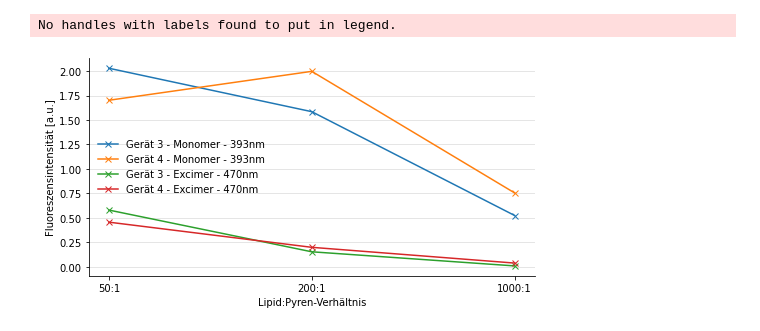
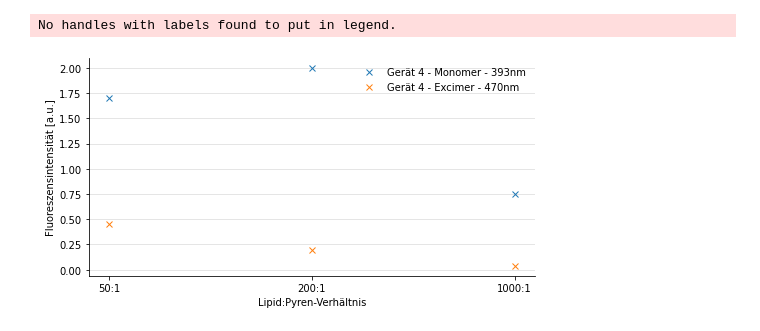
Before and after one commit to Jan-Piotraschke/fachkurs_excimer_formation_of_pyrene_in_phospholipid_membranes_SS2020_GER, a Jupyter notebook: analysis/Pyren-EiPC_concentration.ipynb, the cells around one changed output. Saved outputs shown, nothing was run; the diff lists cells and outputs as text; code cells hidden in the pictures.

```diff
--- a/analysis/Pyren-EiPC_concentration.ipynb
+++ b/analysis/Pyren-EiPC_concentration.ipynb
@@ -32,29 +30,30 @@ newPd2 = pd.DataFrame(np.array(testPd2).astype('float64'), index=testPd2.index.t
 # %%
 plt.figure(figsize=(8,4))
 
 ax = plt.axes()
 ax.set_xlabel('Lipid:Pyren-Verhältnis')
 ax.set_ylabel('Fluoreszensintensität [a.u.]')
 
 ax.spines['right'].set_visible(False)
 ax.spines['top'].set_visible(False)
 ax.legend()
 ax.yaxis.grid(alpha=0.4)
 
 
-plt.plot(pd.DataFrame(newPd.loc[393])[393.0],'x-',label='Gerät 3 - Monomer - 393nm')
-plt.plot(pd.DataFrame(newPd2.loc[393])[393.0],'x-',label='Gerät 4 - Monomer - 393nm')
-plt.plot(pd.DataFrame(newPd.loc[470])[470.0],'x-',label='Gerät 3 - Excimer - 470nm')
-plt.plot(pd.DataFrame(newPd2.loc[470])[470.0],'x-',label='Gerät 4 - Excimer - 470nm')
+#plt.plot(pd.DataFrame(newPd.loc[393])[393.0],'x',label='Gerät 3 - Monomer - 393nm')
+#plt.plot(pd.DataFrame(newPd.loc[470])[470.0],'x',label='Gerät 3 - Excimer - 470nm')
+plt.plot(pd.DataFrame(newPd2.loc[393])[393.0],'x',label='Gerät 4 - Monomer - 393nm')
+plt.plot(pd.DataFrame(newPd2.loc[470])[470.0],'x',label='Gerät 4 - Excimer - 470nm')
 
 
 
-plt.legend(frameon=False)
+plt.legend(frameon=False, loc="upper right")
 
-plt.savefig('reports/Konz_Verh.png',dpi=600, bbox_inches='tight')
+#plt.savefig('reports/Konz_Verh_Device3.png',dpi=600, bbox_inches='tight')
+plt.savefig('reports/Konz_Verh_Device4.png',dpi=600, bbox_inches='tight')
 #plt.savefig('reports/Monomer_Temp.png',dpi=600, bbox_inches='tight')
 
 plt.show()
 # %% [output]
 No handles with labels found to put in legend.
-[figure, old version]
+[figure, new version]
```
Also changed, not shown: parts of 1 cell of this notebook, 14 other files.
